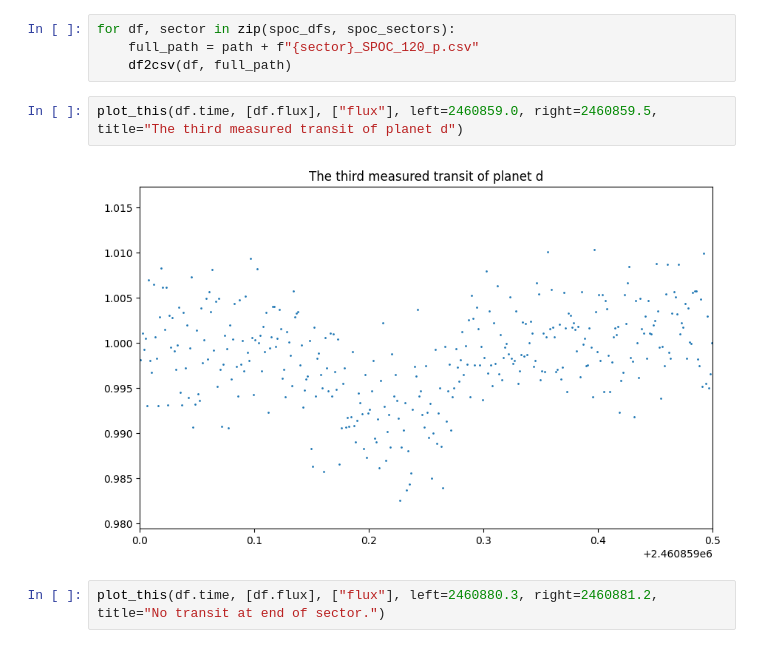
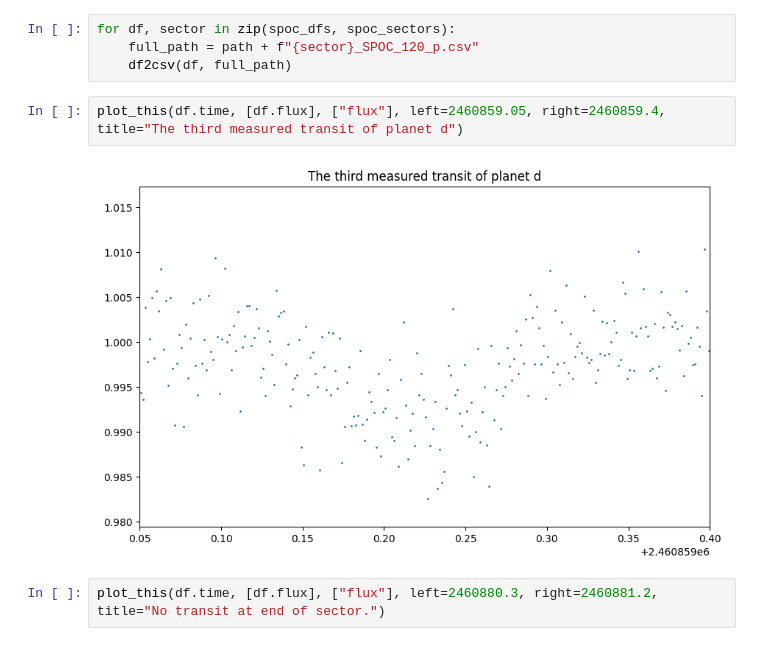
Before and after one commit to lichtgestalter/curvesimulator, a Jupyter notebook: process_TESS_data/process_sector_094.ipynb, the cells around one changed output. Cells and saved outputs as stored; diff of their text form.

```diff
--- a/process_TESS_data/process_sector_094.ipynb
+++ b/process_TESS_data/process_sector_094.ipynb
@@ -34,9 +34,9 @@ for df, sector in zip(spoc_dfs, spoc_sectors):
     full_path = path + f"{sector}_SPOC_120_p.csv"
     df2csv(df, full_path)
 # %%
-plot_this(df.time, [df.flux], ["flux"], left=2460859.0, right=2460859.5, title="The third measured transit of planet d")
+plot_this(df.time, [df.flux], ["flux"], left=2460859.05, right=2460859.4, title="The third measured transit of planet d")
 # %% [output]
-[figure, old version]
+[figure, new version]
 # %%
 plot_this(df.time, [df.flux], ["flux"], left=2460880.3, right=2460881.2, title="No transit at end of sector.")
 # %% [output]
```
Also changed, not shown: parts of 1 cell of this notebook, 9 other files.
